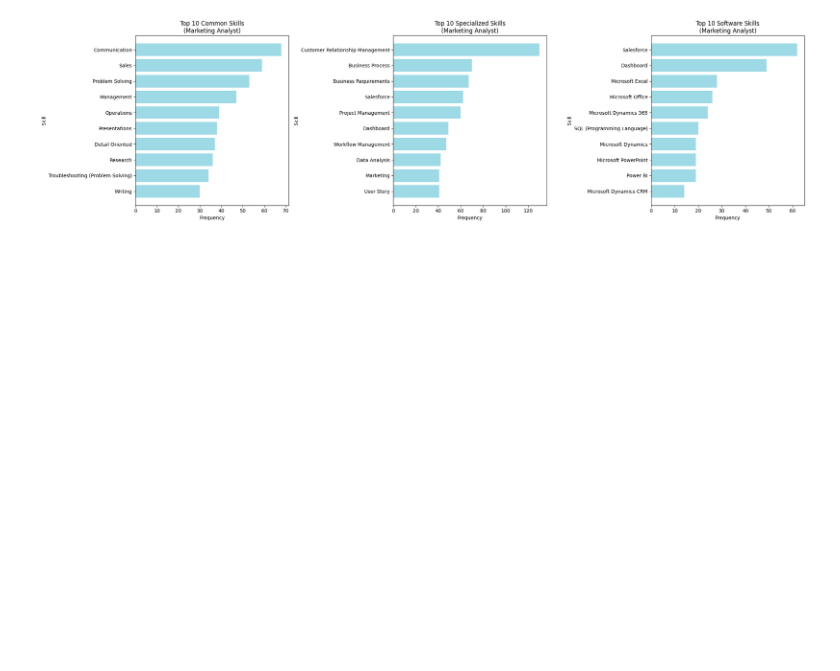
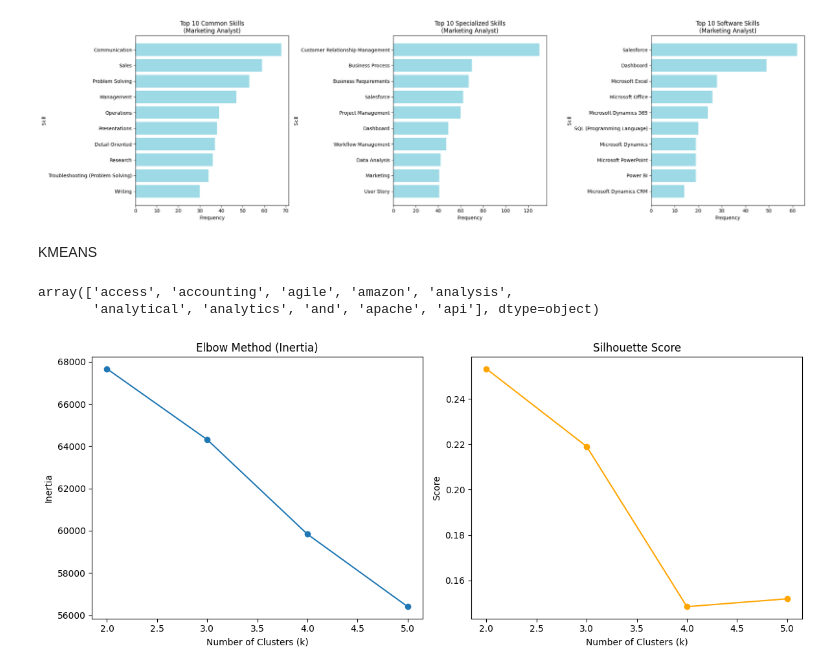
Before and after one commit to MarcoHortiales/AD688-GROUP3-JOB-MARKET-ANALYSIS, a Jupyter notebook: data_analysis.ipynb, the cells around one changed output. Saved outputs shown, nothing was run; the diff lists cells and outputs as text; code cells hidden in the pictures; blank space fills up the shorter version.

```diff
--- a/data_analysis.ipynb
+++ b/data_analysis.ipynb
@@ -468,3 +468,5 @@ The get_cmap function was deprecated in Matplotlib 3.7 and will be removed in 3.
 [figure]
 [figure]
 [figure]
+# %% [markdown]
+KMEANS
@@ -470,0 +505,41 @@ The get_cmap function was deprecated in Matplotlib 3.7 and will be removed in 3.
+# %%
+vectorizer = CountVectorizer(max_features=100)
+X = vectorizer.fit_transform(df_skills['skills_text'])
+vectorizer.get_feature_names_out()[:10]
+# %% [output]
+array(['access', 'accounting', 'agile', 'amazon', 'analysis',
+       'analytical', 'analytics', 'and', 'apache', 'api'], dtype=object)
+# %%
+from sklearn.cluster import MiniBatchKMeans
+from sklearn.metrics import silhouette_score
+import matplotlib.pyplot as plt
+
+df_sample = df_skills.sample(n=1000, random_state=42)
+X_sample = vectorizer.fit_transform(df_sample['skills_text'])
+
+inertias = []
+sil_scores = []
+K_range = range(2, 6)
+
+for k in K_range:
+    mbk = MiniBatchKMeans(n_clusters=k, random_state=42, batch_size=500, n_init=10)
+    labels = mbk.fit_predict(X_sample)
+    inertias.append(mbk.inertia_)
+    sil_scores.append(silhouette_score(X_sample, labels))
+# %%
+fig, ax = plt.subplots(1, 2, figsize=(12, 5))
+
+ax[0].plot(K_range, inertias, marker='o')
+ax[0].set_title("Elbow Method (Inertia)")
+ax[0].set_xlabel("Number of Clusters (k)")
+ax[0].set_ylabel("Inertia")
+
+ax[1].plot(K_range, sil_scores, marker='o', color='orange')
+ax[1].set_title("Silhouette Score")
+ax[1].set_xlabel("Number of Clusters (k)")
+ax[1].set_ylabel("Score")
+
+plt.tight_layout()
+plt.show()
+# %% [output]
+[figure, added]
```
Also changed, not shown: parts of 5 cells of this notebook, 1 other file.
